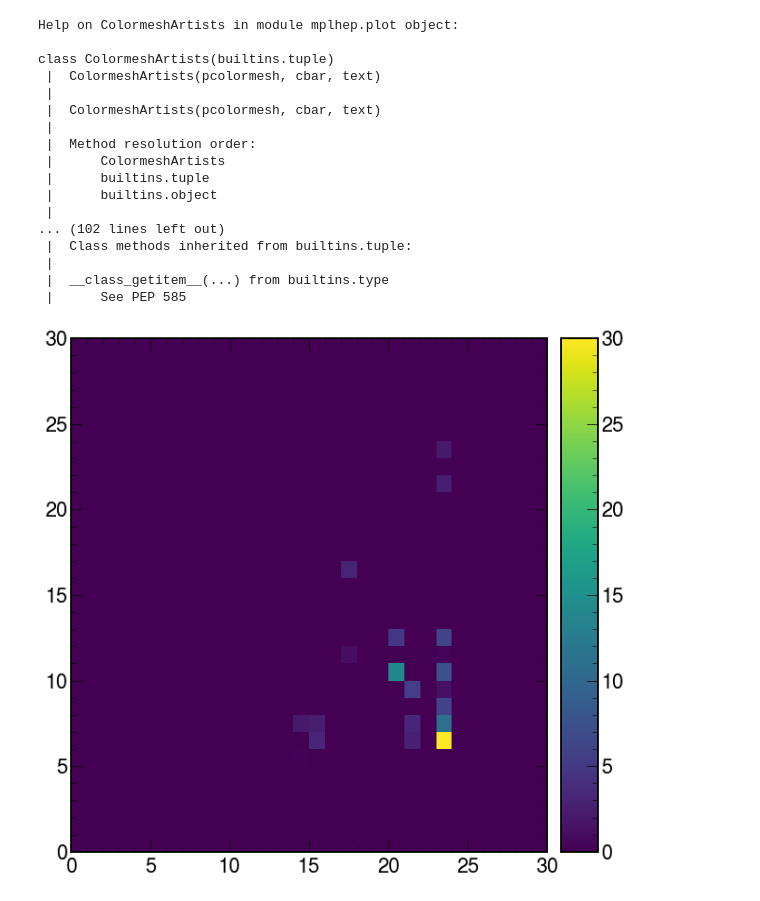
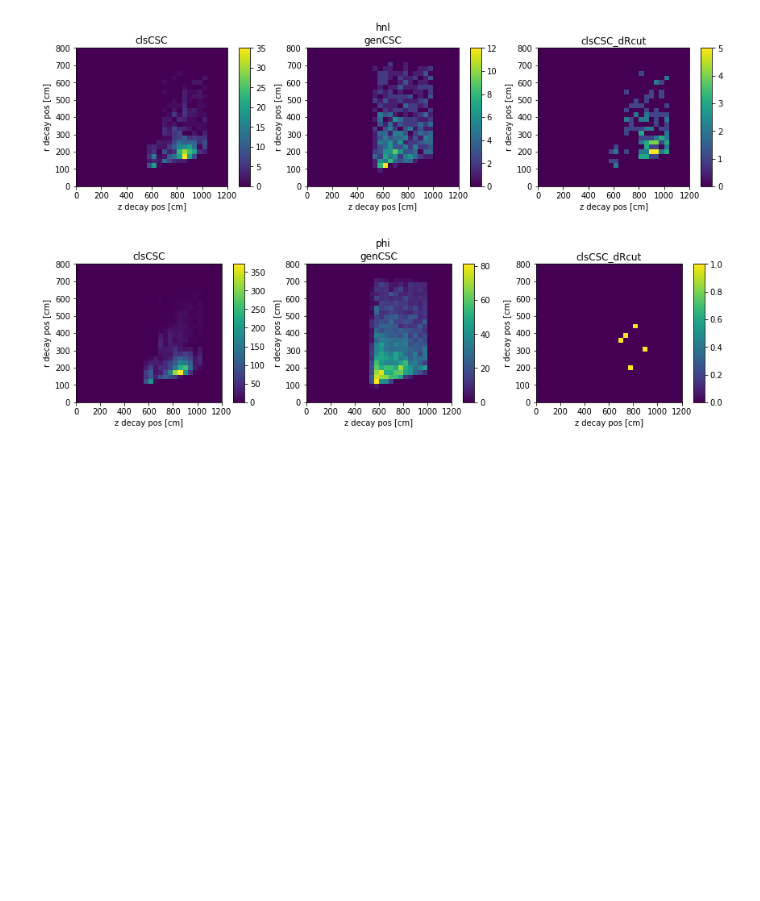
Before and after one commit to AnthonyAportela/LLPs, a Jupyter notebook: notebooks/Bplus/ntuple_processor.ipynb, the cells around one changed output. Drawn from its saved outputs; the diff is of its cells as text; code cells hidden in the pictures; blank space fills up the shorter version.

```diff
--- a/notebooks/Bplus/ntuple_processor.ipynb
+++ b/notebooks/Bplus/ntuple_processor.ipynb
@@ -344,24 +354,25 @@ Text(0.5, 0.98, 'hitCSC_dRcut phi')
-# %%
-help(hep.hist2dplot(test))
-# %% [output]
-Help on ColormeshArtists in module mplhep.plot object:
-
-class ColormeshArtists(builtins.tuple)
- |  ColormeshArtists(pcolormesh, cbar, text)
- |
- |  ColormeshArtists(pcolormesh, cbar, text)
- |
- |  Method resolution order:
- |      ColormeshArtists
- |      builtins.tuple
- |      builtins.object
- |
-... (102 lines left out)
- |  Class methods inherited from builtins.tuple:
- |
- |  __class_getitem__(...) from builtins.type
- |      See PEP 585
-[figure, removed]
+# %%
+g1 = 'clsCSC'
+g2 = 'genCSC'
+g3 = 'clsCSC_dRcut'
+proc = 'hnl'
+
+G1 = out[proc][g1]
+G2 = out[proc][g2]
+G3 = out[proc][g3]
+
+triplotter(G1, G2, G3, g1, g2, g3, proc)
+
+proc = 'phi'
+
+G1 = out[proc][g1]
+G2 = out[proc][g2]
+G3 = out[proc][g3]
+
+triplotter(G1, G2, G3, g1, g2, g3, proc)
+# %% [output]
+[figure, added]
+[figure, added]
 # %%
 hep.style.use("CMS")
 for junk in out:
```
Also changed, not shown: parts of 17 cells of this notebook.
